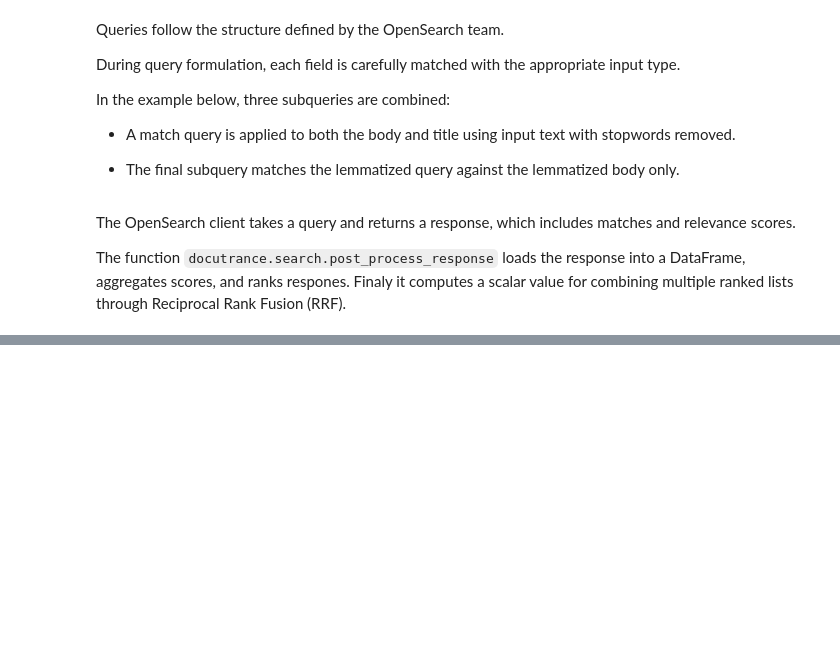
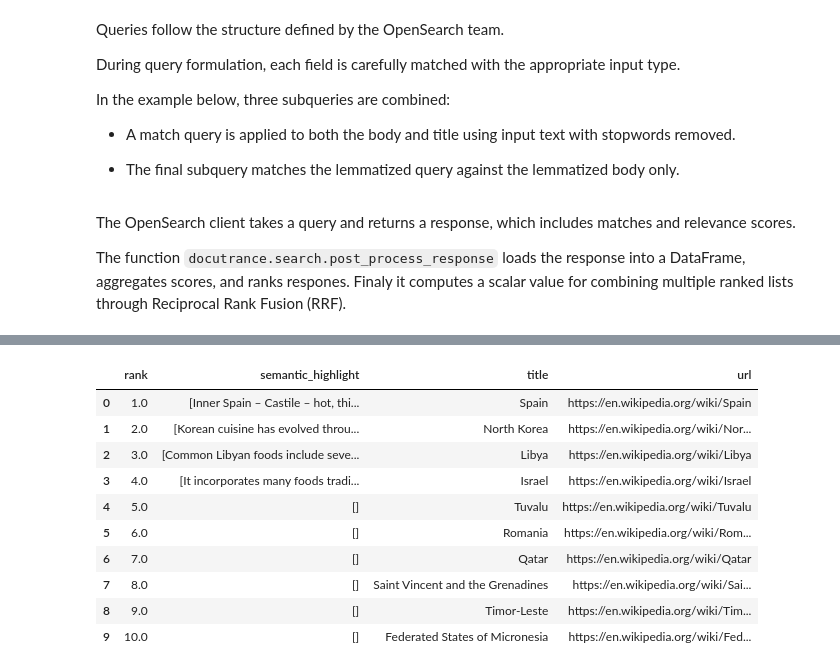
Before and after one commit to Lone-Wolfgang/DocuTrance, a Jupyter notebook: search_engine/search_engine_demo.ipynb, the cells around one changed output, grey strips where cells are left out. Cells and saved outputs as stored; diff of their text form; code cells hidden in the pictures; blank space fills up the shorter version.

```diff
--- a/search_engine/search_engine_demo.ipynb
+++ b/search_engine/search_engine_demo.ipynb
@@ -387,0 +411,19 @@ The Mediterranean diet forms the basis of Italian cuisine, which is rich in past
+# %%
+from docutrance.search import combine_responses
+
+responses = [keyword_results, semantic_results]
+
+final_results = combine_responses(responses, document_df)
+final_results[['rank', 'semantic_highlight', 'title', 'url']]
+# %% [output]
+|  | rank | semantic_highlight | title | url |
+| 0 | 1.0 | [Inner Spain – Castile – hot, thi... | Spain | https://en.wikipedia.org/wiki/Spain |
+| 1 | 2.0 | [Korean cuisine has evolved throu... | North Korea | https://en.wikipedia.org/wiki/Nor... |
+| 2 | 3.0 | [Common Libyan foods include seve... | Libya | https://en.wikipedia.org/wiki/Libya |
+| 3 | 4.0 | [It incorporates many foods tradi... | Israel | https://en.wikipedia.org/wiki/Israel |
+| 4 | 5.0 | [] | Tuvalu | https://en.wikipedia.org/wiki/Tuvalu |
+| 5 | 6.0 | [] | Romania | https://en.wikipedia.org/wiki/Rom... |
+| 6 | 7.0 | [] | Qatar | https://en.wikipedia.org/wiki/Qatar |
+| 7 | 8.0 | [] | Saint Vincent and the Grenadines | https://en.wikipedia.org/wiki/Sai... |
+| 8 | 9.0 | [] | Timor-Leste | https://en.wikipedia.org/wiki/Tim... |
+| 9 | 10.0 | [] | Federated States of Micronesia | https://en.wikipedia.org/wiki/Fed... |
```
Also changed, not shown: parts of 11 cells of this notebook.
